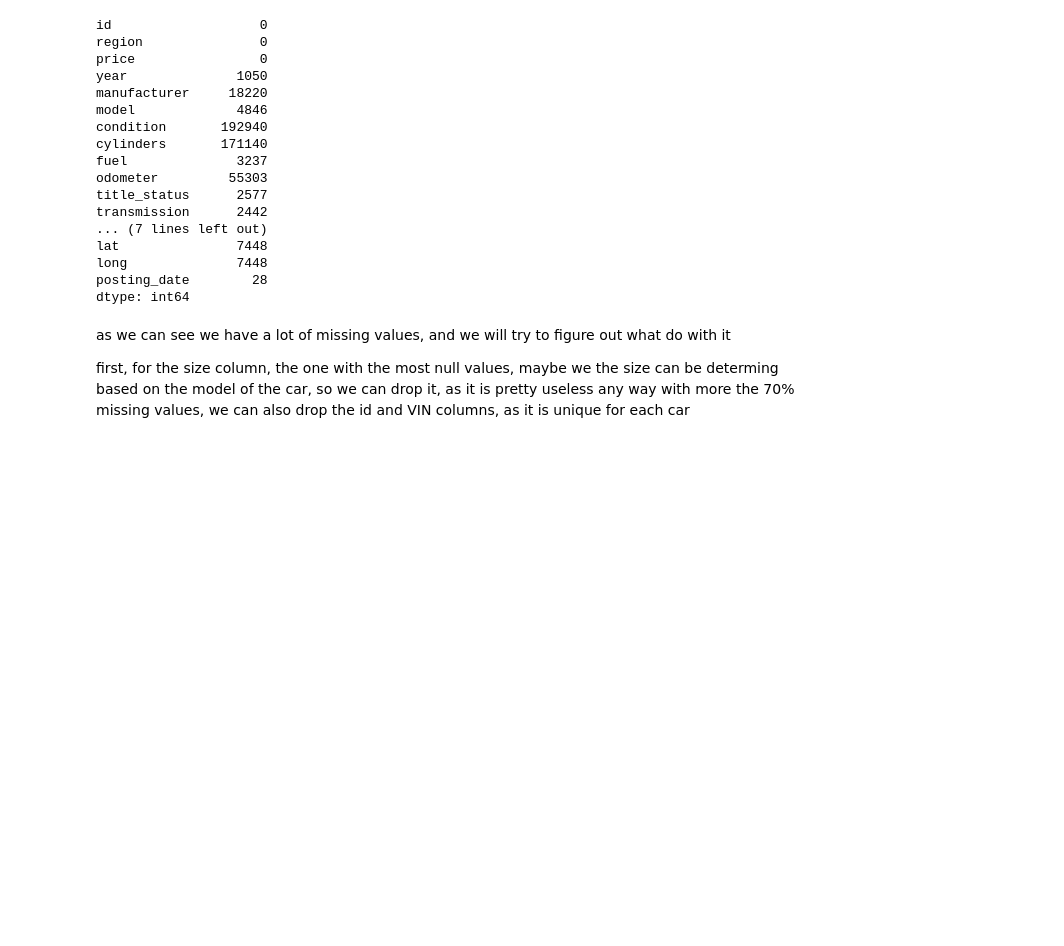
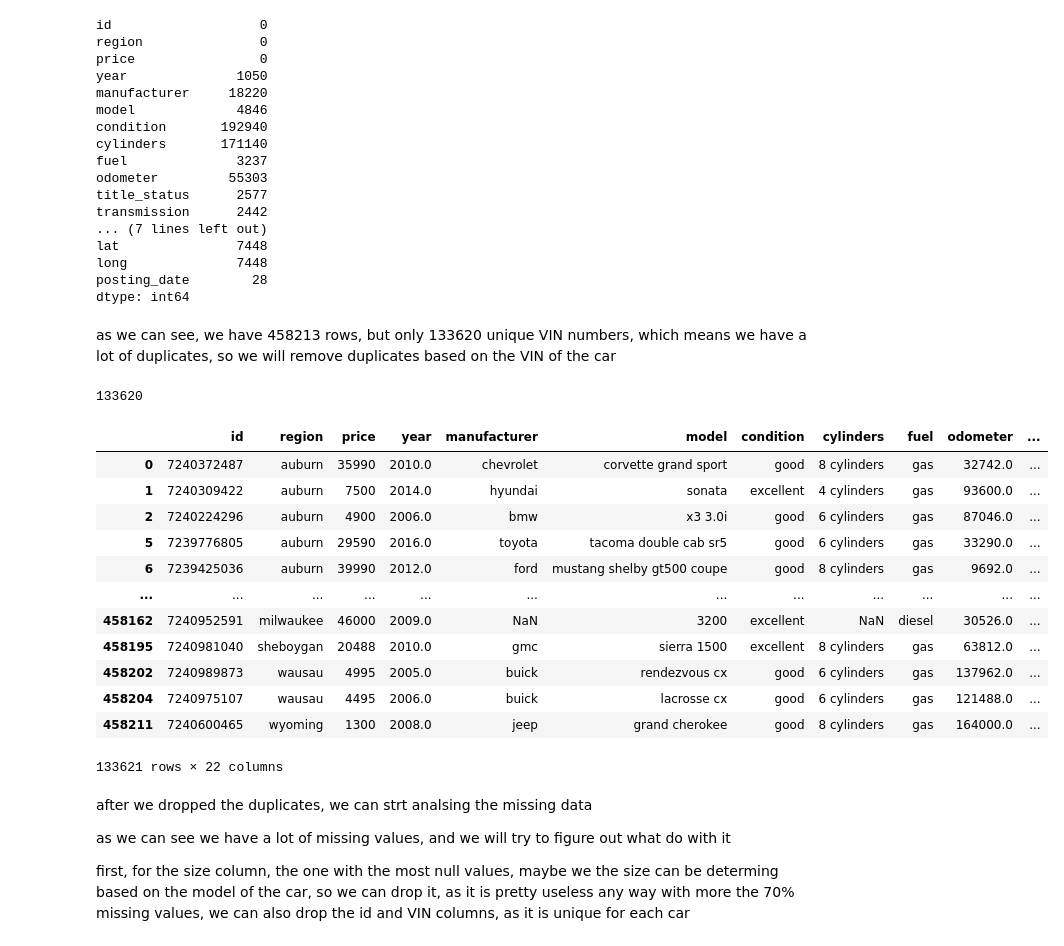
Before and after one commit to LiorBreitman8234/DataScienceFinalProjcet, a Jupyter notebook: Regression- car price.ipynb, the cells around one changed output. Drawn from its saved outputs; the diff is of its cells as text; code cells hidden in the pictures; blank space fills up the shorter version.

Commit message:
started working on data, need to continue

```diff
--- a/Regression- car price.ipynb
+++ b/Regression- car price.ipynb
@@ -85,3 +85,9 @@ lat               7448
 long              7448
 posting_date        28
 dtype: int64
+# %% [markdown]
+as we can see, we have 458213 rows, but only 133620 unique VIN numbers, which means we have a lot of duplicates, so we will remove duplicates based on the VIN of the car
+# %%
+cars_df.VIN.nunique()
+# %% [output]
+133620
@@ -88,4 +96,22 @@ dtype: int64
+# %%
+cars_df
+# %% [output]
+|  | id | region | price | year | manufacturer | model | condition | cylinders | fuel | odometer | ... |
+| 0 | 7240372487 | auburn | 35990 | 2010.0 | chevrolet | corvette grand sport | good | 8 cylinders | gas | 32742.0 | ... |
+| 1 | 7240309422 | auburn | 7500 | 2014.0 | hyundai | sonata | excellent | 4 cylinders | gas | 93600.0 | ... |
+| 2 | 7240224296 | auburn | 4900 | 2006.0 | bmw | x3 3.0i | good | 6 cylinders | gas | 87046.0 | ... |
+| 5 | 7239776805 | auburn | 29590 | 2016.0 | toyota | tacoma double cab sr5 | good | 6 cylinders | gas | 33290.0 | ... |
+| 6 | 7239425036 | auburn | 39990 | 2012.0 | ford | mustang shelby gt500 coupe | good | 8 cylinders | gas | 9692.0 | ... |
+| ... | ... | ... | ... | ... | ... | ... | ... | ... | ... | ... | ... |
+| 458162 | 7240952591 | milwaukee | 46000 | 2009.0 | NaN | 3200 | excellent | NaN | diesel | 30526.0 | ... |
+| 458195 | 7240981040 | sheboygan | 20488 | 2010.0 | gmc | sierra 1500 | excellent | 8 cylinders | gas | 63812.0 | ... |
+| 458202 | 7240989873 | wausau | 4995 | 2005.0 | buick | rendezvous cx | good | 6 cylinders | gas | 137962.0 | ... |
+| 458204 | 7240975107 | wausau | 4495 | 2006.0 | buick | lacrosse cx | good | 6 cylinders | gas | 121488.0 | ... |
+| 458211 | 7240600465 | wyoming | 1300 | 2008.0 | jeep | grand cherokee | good | 8 cylinders | gas | 164000.0 | ... |
+133621 rows × 22 columns
 # %% [markdown]
+after we dropped the duplicates, we can strt analsing the missing data
+
 as we can see we have a lot of missing values, and we will try to figure out what do with it
 
 first, for the size column, the one with the most null values, maybe we the size can be determing based on the model of the car, so we can drop it, as it is pretty useless any way with more the 70% missing values, we can also drop the id and VIN columns, as it is unique for each car
```
Also changed, not shown: parts of 40 cells of this notebook.
